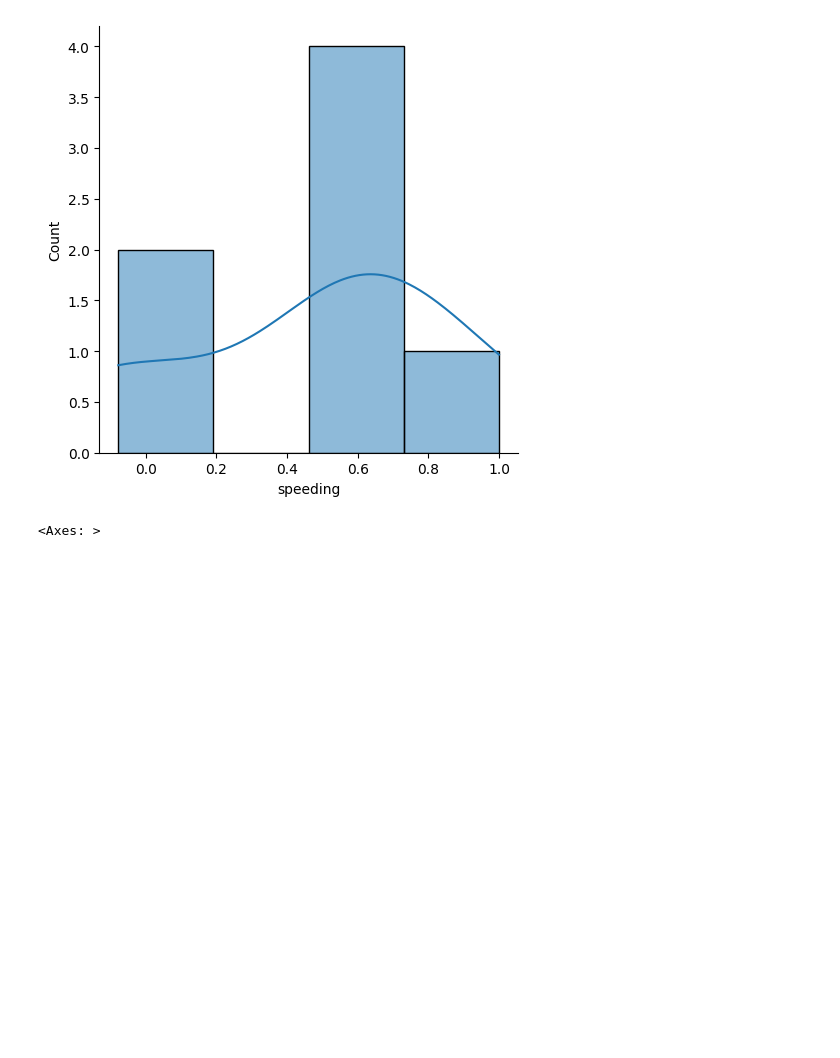
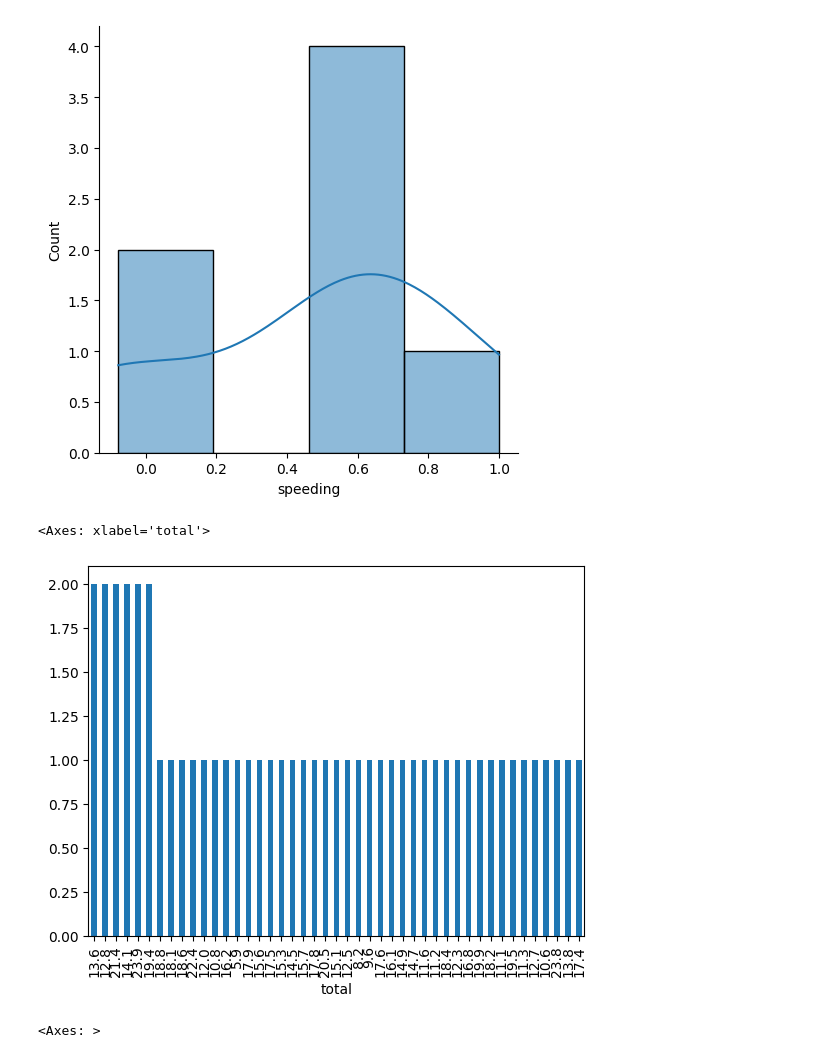
Before and after one commit to malik09-teach/ML-BASICS-PROJECTS-, a Jupyter notebook: EDA/univariate_new.ipynb, the cells around one changed output. Drawn from its saved outputs; the diff is of its cells as text; code cells hidden in the pictures; blank space fills up the shorter version.

```diff
--- a/EDA/univariate_new.ipynb
+++ b/EDA/univariate_new.ipynb
@@ -122,6 +122,11 @@ sns.displot(cordata['speeding'],kde=True)
 # %% [output]
 <seaborn.axisgrid.FacetGrid at 0x...>
 [figure]
+# %%
+data['total'].value_counts().plot(kind='bar')
+# %% [output]
+<Axes: xlabel='total'>
+[figure, added]
 # %%
 data['abbrev'].value_counts().plot(kind='pie',autopct='%.1f%%')
 # %% [output]
```
